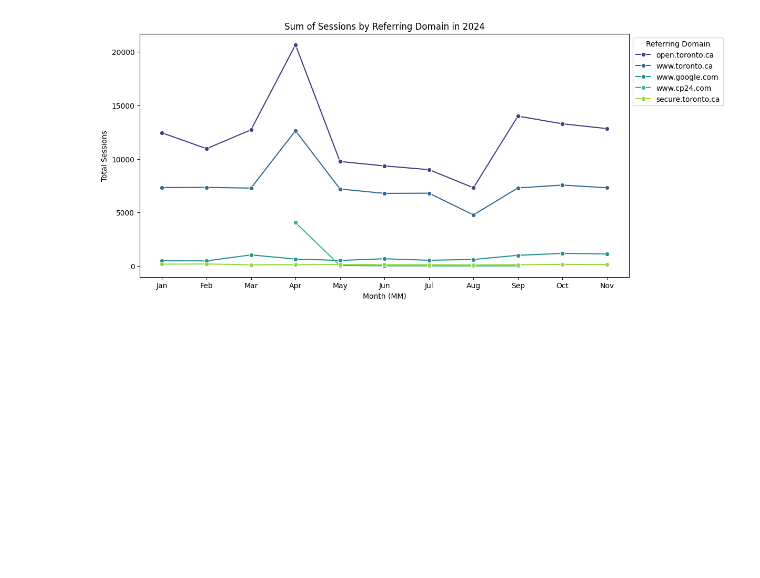
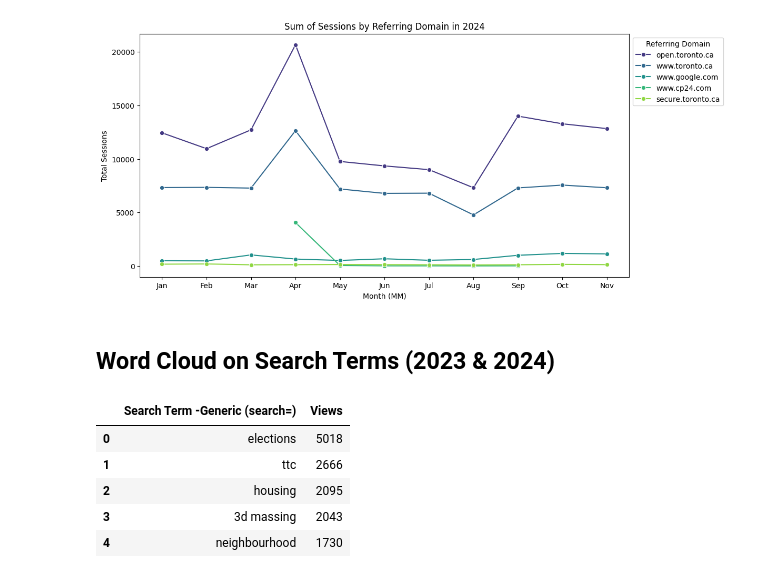
Before and after one commit to rkaushick-neu/toronto-od-web-analytics, a Jupyter notebook: Analysis_Notebook.ipynb, the cells around one changed output. Cells and saved outputs as stored; diff of their text form; code cells hidden in the pictures; blank space fills up the shorter version.

```diff
--- a/Analysis_Notebook.ipynb
+++ b/Analysis_Notebook.ipynb
@@ -618,3 +632,5 @@ plt.legend(title='Referring Domain', loc='upper left', bbox_to_anchor=(1, 1))
 plt.show()
 # %% [output]
 [figure]
+# %% [markdown]
+## Word Cloud on Search Terms (2023 & 2024)
@@ -620,0 +639,11 @@ plt.show()
+# %%
+top_searched_terms = search_terms_df['data-summary'].sort_values(by="Views", ascending=False)
+
+top_searched_terms.head()
+# %% [output]
+|  | Search Term -Generic (search=) | Views |
+| 0 | elections | 5018 |
+| 1 | ttc | 2666 |
+| 2 | housing | 2095 |
+| 3 | 3d massing | 2043 |
+| 4 | neighbourhood | 1730 |
```
Also changed, not shown: parts of 7 cells of this notebook, 1 other file.
